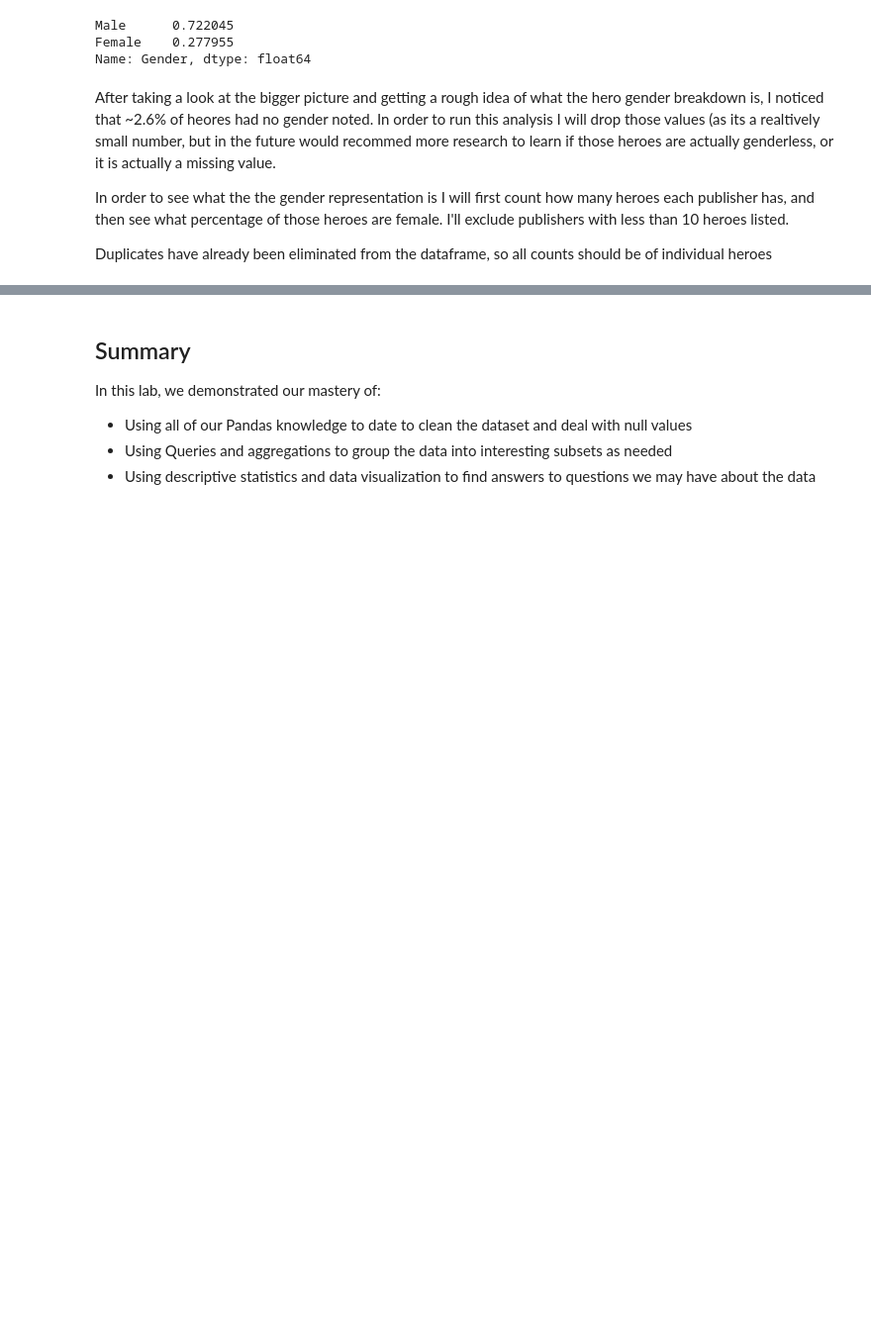
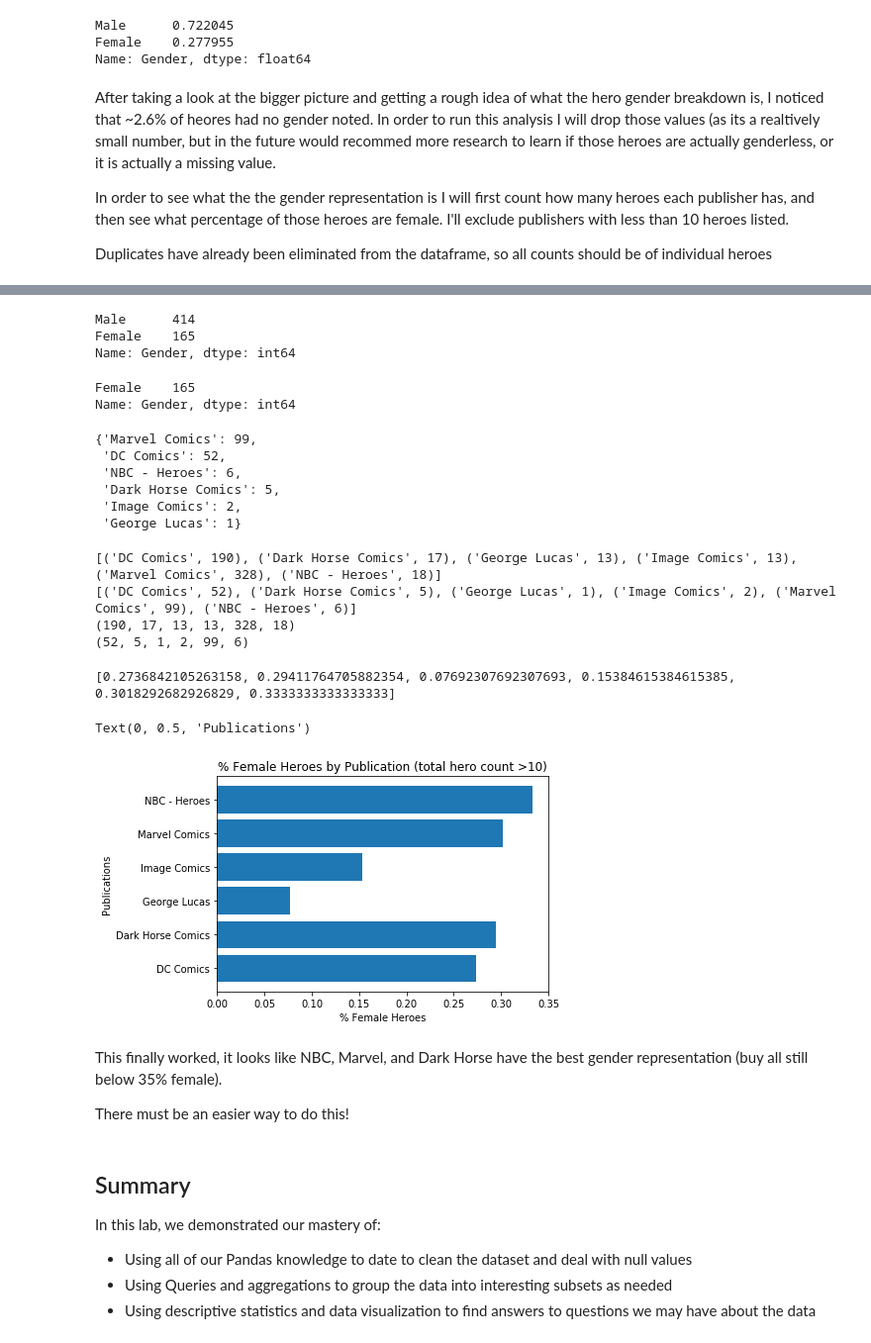
Before and after one commit to rab175/dsc-data-cleaning-project-online-ds-pt-071519, a Jupyter notebook: index.ipynb, the cells around one changed output, grey strips where cells are left out. Shown: that part at 99% size. Cells and saved outputs as stored; diff of their text form; code cells hidden in the pictures; blank space fills up the shorter version.

```diff
--- a/index.ipynb
+++ b/index.ipynb
@@ -568,3 +586,75 @@ IndexError: index out of bounds
+# %%
+# Now that we have narrowed down the publishers we want to look out, how does the ratio
+# of female to male heroes look now?
+
+pidx = hp_df.set_index('Publisher')
+pfc = pidx.loc[pidx.index.isin(l)]
+
+pfc.Gender.value_counts()
+# %% [output]
+Male      414
+Female    165
+Name: Gender, dtype: int64
+# %%
+#let's create another data frame further filtered to our chosen publications and just female heroes
+no_male_heroes = pfc[pfc.Gender == 'Female']
+
+no_male_heroes['Gender'].value_counts()
+# %% [output]
+Female    165
+Name: Gender, dtype: int64
+# %%
+# we now have two dictionaries to work with
+# d is all publications with more than 10 heroes and the count of all of thier heroes
+# fd is all the publications with more than 10 heroes and the count of only female heroes
+fd = dict(no_male_heroes.index.value_counts())
+fd
+# %% [output]
+{'Marvel Comics': 99,
+ 'DC Comics': 52,
+ 'NBC - Heroes': 6,
+ 'Dark Horse Comics': 5,
+ 'Image Comics': 2,
+ 'George Lucas': 1}
+# %%
+#here I am separating out the publication names, hero counts, and making sure they are in the same order
+sort_d = sorted(d.items(), key=lambda x: x[0])
+sort_fd = sorted(fd.items(), key=lambda x: x[0])
+
+top_pubs = list(zip(*sort_d))[0]
+top_pub_hero_values = list(zip(*sort_d))[1]
+top_pub_f_hero_values = list(zip(*sort_fd))[1]
+
+print(sort_d)
+print(sort_fd)
+print(top_pub_hero_values)
+print(top_pub_f_hero_values)
+# %% [output]
+[('DC Comics', 190), ('Dark Horse Comics', 17), ('George Lucas', 13), ('Image Comics', 13), ('Marvel Comics', 328), ('NBC - Heroes', 18)]
+[('DC Comics', 52), ('Dark Horse Comics', 5), ('George Lucas', 1), ('Image Comics', 2), ('Marvel Comics', 99), ('NBC - Heroes', 6)]
+(190, 17, 13, 13, 328, 18)
+(52, 5, 1, 2, 99, 6)
+# %%
+# now we calculate the representation of female heroes by dividing the female hero counts
+# by the total hero counts
+f_hero_representation = [x / y for x,y in zip(top_pub_f_hero_values, top_pub_hero_values)]
+print(f_hero_representation)
+# %% [output]
+[0.2736842105263158, 0.29411764705882354, 0.07692307692307693, 0.15384615384615385, 0.3018292682926829, 0.3333333333333333]
+# %%
+#graph in in a horizontal bar chart to visualize where the highest frequency of female heroes are
+y = top_pubs
+plt.barh(y, f_hero_representation,)
+plt.xlabel('% Female Heroes')
+plt.title('% Female Heroes by Publication (total hero count >10)')
+plt.ylabel('Publications')
+# %% [output]
+Text(0, 0.5, 'Publications')
+[figure, added]
+# %% [markdown]
+This finally worked, it looks like NBC, Marvel, and Dark Horse have the best gender representation (buy all still below 35% female).
+
+There must be an easier way to do this!
 # %% [markdown]
 ## Summary
 
```
Also changed, not shown: parts of 11 cells of this notebook.
